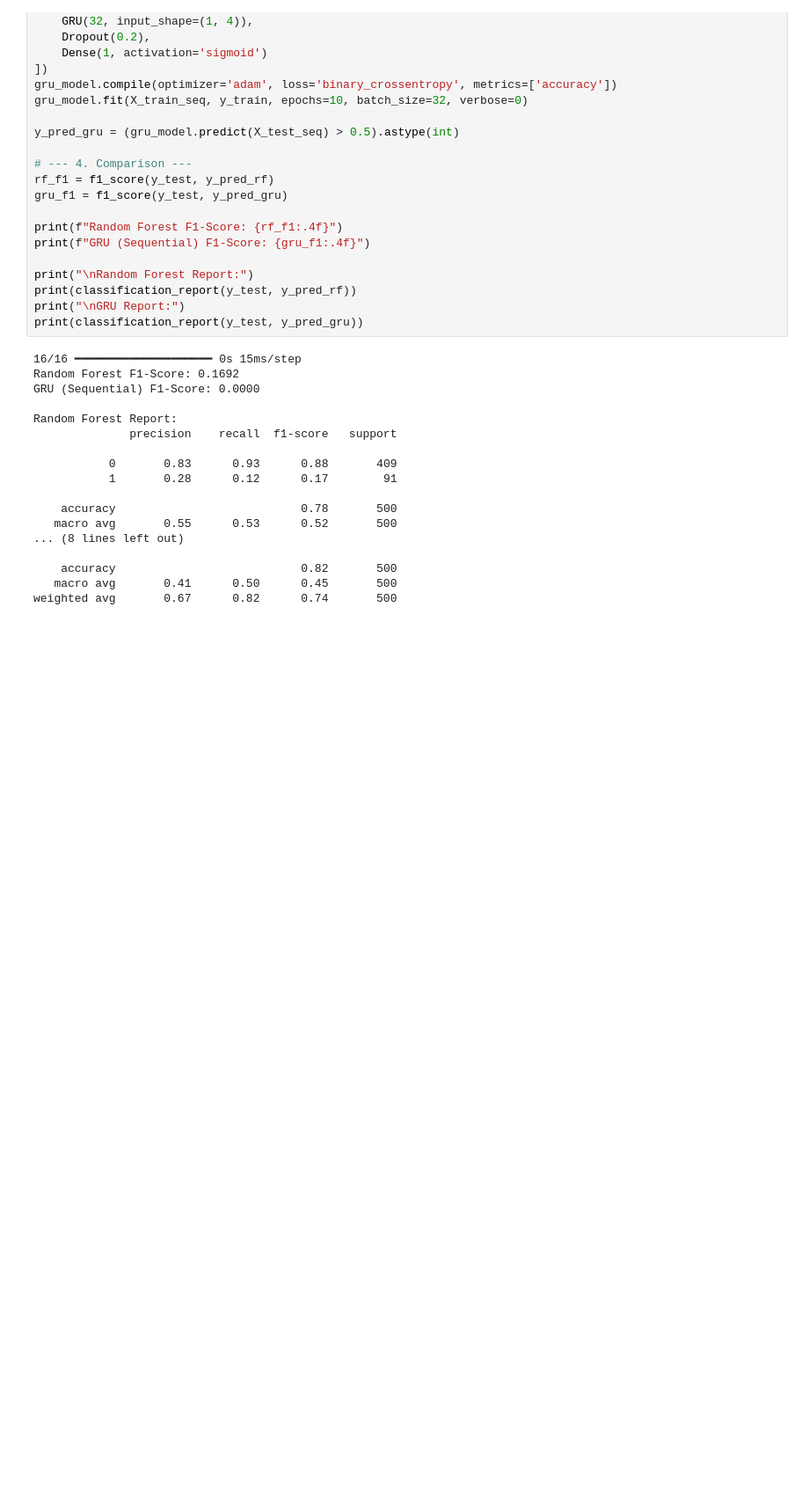
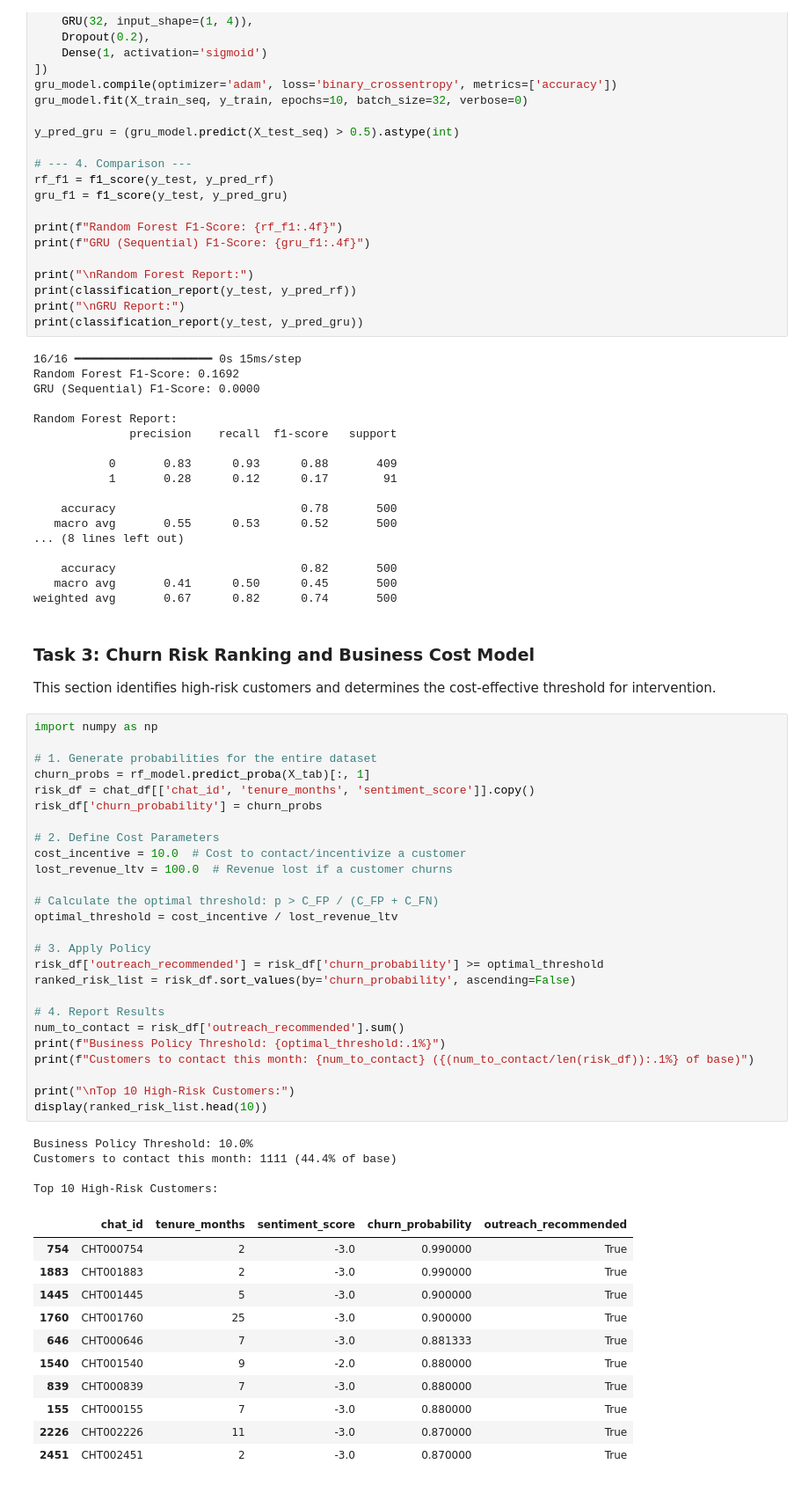
Before and after one commit to harshit234/Day-47, a Jupyter notebook: assignment_47.ipynb, the cells around one changed output. Shown at 88% size. Saved outputs shown, nothing was run; the diff lists cells and outputs as text; blank space fills up the shorter version.

Commit message:
implement stock price prediction and customer churn analysis

```diff
--- a/assignment_47.ipynb
+++ b/assignment_47.ipynb
@@ -285,3 +285,48 @@ Random Forest Report:
     accuracy                           0.82       500
    macro avg       0.41      0.50      0.45       500
 weighted avg       0.67      0.82      0.74       500
+# %% [markdown]
+### Task 3: Churn Risk Ranking and Business Cost Model
+This section identifies high-risk customers and determines the cost-effective threshold for intervention.
+# %%
+import numpy as np
+
+# 1. Generate probabilities for the entire dataset
+churn_probs = rf_model.predict_proba(X_tab)[:, 1]
+risk_df = chat_df[['chat_id', 'tenure_months', 'sentiment_score']].copy()
+risk_df['churn_probability'] = churn_probs
+
+# 2. Define Cost Parameters
+cost_incentive = 10.0  # Cost to contact/incentivize a customer
+lost_revenue_ltv = 100.0  # Revenue lost if a customer churns
+
+# Calculate the optimal threshold: p > C_FP / (C_FP + C_FN)
+optimal_threshold = cost_incentive / lost_revenue_ltv
+
+# 3. Apply Policy
+risk_df['outreach_recommended'] = risk_df['churn_probability'] >= optimal_threshold
+ranked_risk_list = risk_df.sort_values(by='churn_probability', ascending=False)
+
+# 4. Report Results
+num_to_contact = risk_df['outreach_recommended'].sum()
+print(f"Business Policy Threshold: {optimal_threshold:.1%}")
+print(f"Customers to contact this month: {num_to_contact} ({(num_to_contact/len(risk_df)):.1%} of base)")
+
+print("\nTop 10 High-Risk Customers:")
+display(ranked_risk_list.head(10))
+# %% [output]
+Business Policy Threshold: 10.0%
+Customers to contact this month: 1111 (44.4% of base)
+
+Top 10 High-Risk Customers:
+|  | chat_id | tenure_months | sentiment_score | churn_probability | outreach_recommended |
+| 754 | CHT000754 | 2 | -3.0 | 0.990000 | True |
+| 1883 | CHT001883 | 2 | -3.0 | 0.990000 | True |
+| 1445 | CHT001445 | 5 | -3.0 | 0.900000 | True |
+| 1760 | CHT001760 | 25 | -3.0 | 0.900000 | True |
+| 646 | CHT000646 | 7 | -3.0 | 0.881333 | True |
+| 1540 | CHT001540 | 9 | -2.0 | 0.880000 | True |
+| 839 | CHT000839 | 7 | -3.0 | 0.880000 | True |
+| 155 | CHT000155 | 7 | -3.0 | 0.880000 | True |
+| 2226 | CHT002226 | 11 | -3.0 | 0.870000 | True |
+| 2451 | CHT002451 | 2 | -3.0 | 0.870000 | True |
```
